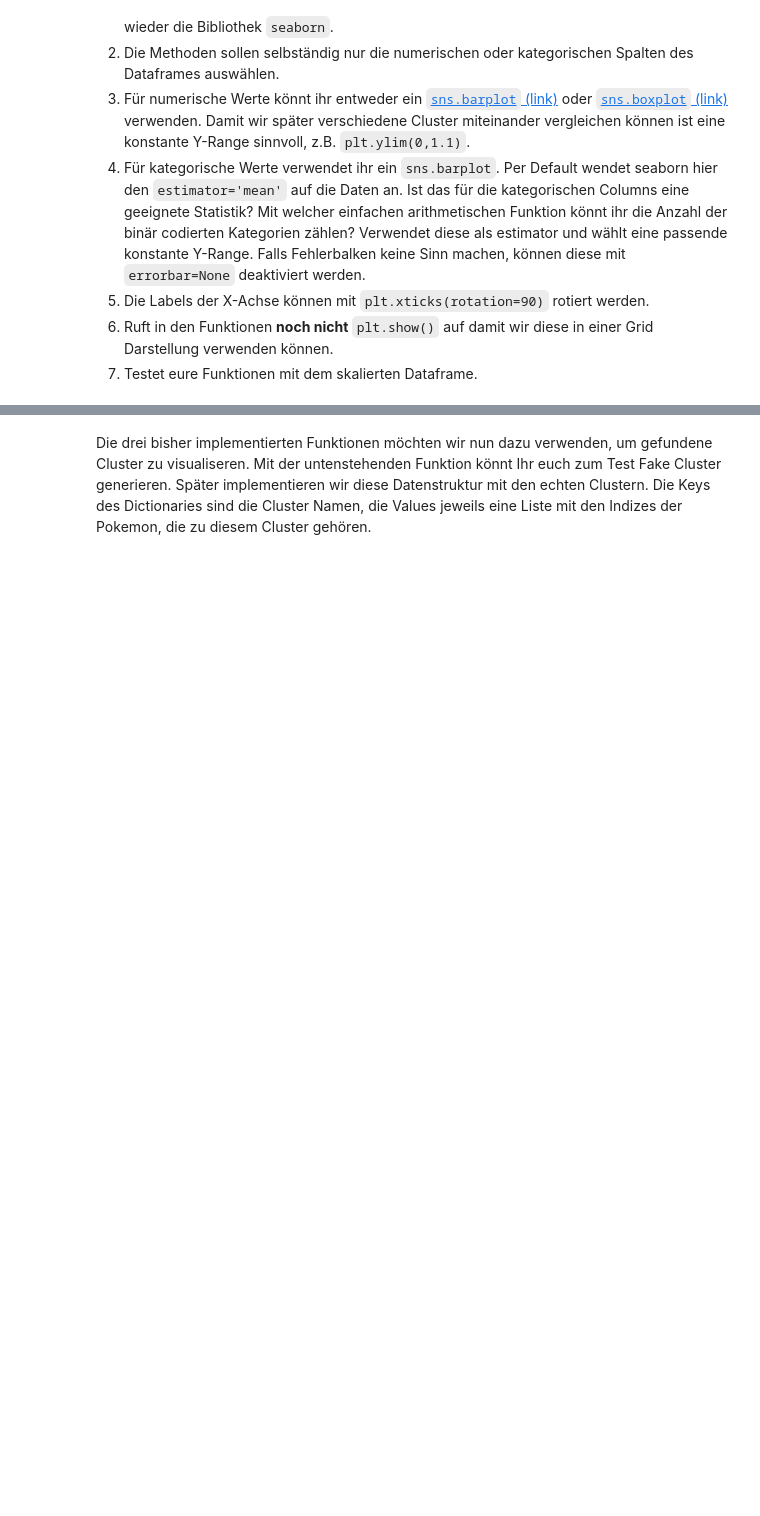
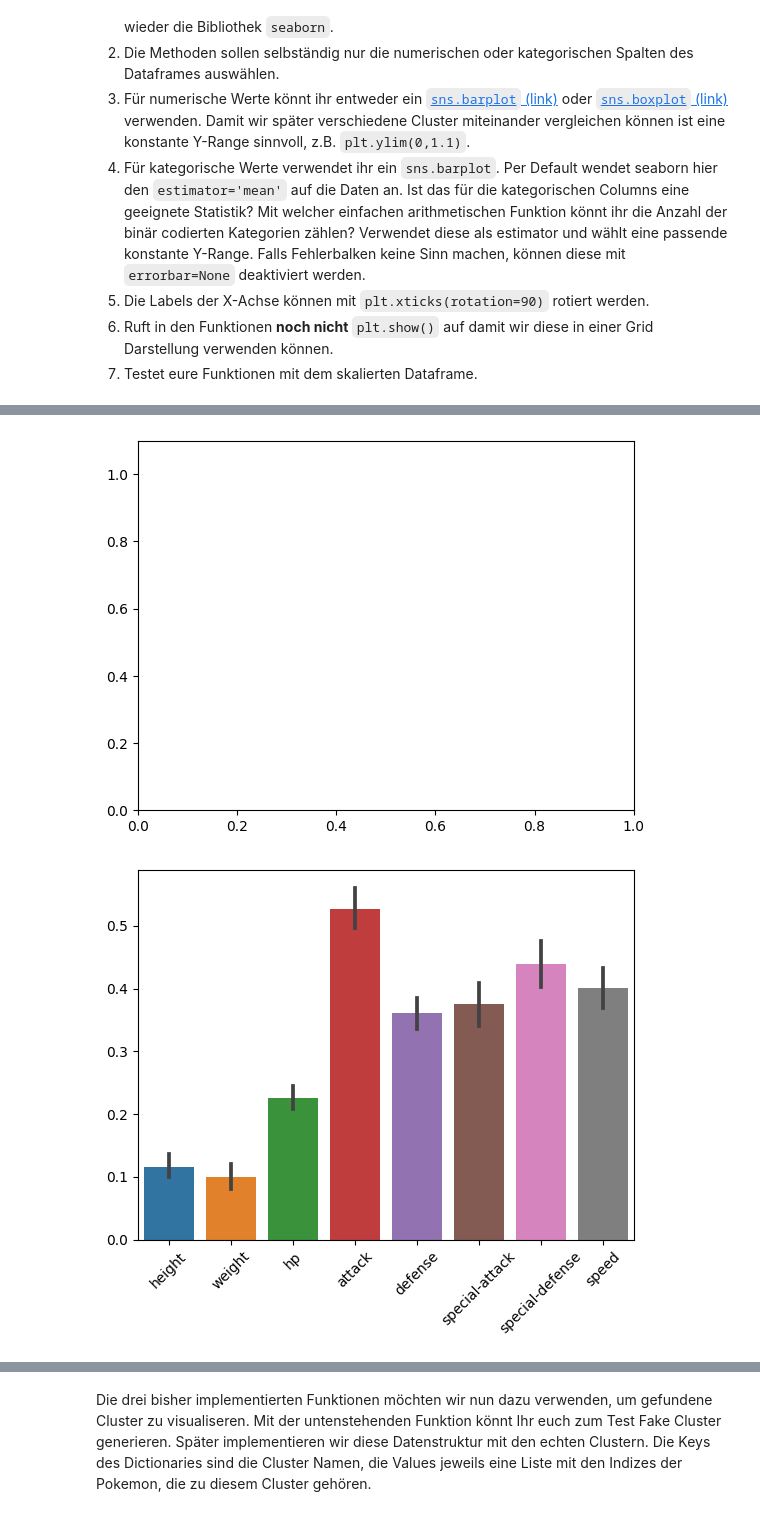
Before and after one commit to Branchverse/datamininglecture, a Jupyter notebook: 4_pokemon_clustering/VersuchPokemonClustering.ipynb, the cells around one changed output, grey strips where cells are left out. Saved outputs shown, nothing was run; the diff lists cells and outputs as text; code cells hidden in the pictures; blank space fills up the shorter version.

Commit message:
Bissle was aufgabe 6

```diff
--- a/4_pokemon_clustering/VersuchPokemonClustering.ipynb
+++ b/4_pokemon_clustering/VersuchPokemonClustering.ipynb
@@ -388,9 +388,10 @@ Eine Starke Korrelation ist bei special Attack zu special Defense zu erkennen, w
 Die Diagonale beschreibt TODO
 # %%
 #4
-columns_without_types = df.columns[:8]
+notype_columns = df.columns[:8]
+type_columns = df.columns[8:]
 import seaborn as sns
-sns.pairplot(df_scaled[columns_without_types])
+sns.pairplot(df_scaled[notype_columns])
 import matplotlib.pyplot as plt
 plt.show()
 # %% [output]
@@ -450,14 +471,25 @@ plot_images(img_list)
 # %%
 #1
+#2 TODO unabhaengig numerisch bissle woops needs to be fixed
+#3 #4 TODO #5 TODO #6 TODO #7 TODO
 import matplotlib.pyplot as plt
 import seaborn as sns
 
 # TODO: FRAGE: Habe ja keine Kategorischen spalten? Was soll ich hier machen?
-
+plt.ylim(0, 1.1)
+fig,ax = plt.subplots()
+ax.set_xticklabels(ax.get_xticklabels(), rotation=45)
 def plot_numerics(dataframe):
-    sns.pairplot(dataframe)
-    plt.show()
+    sns.barplot(data=dataframe[notype_columns]) # TODO: Dis vong oben, Dis not GOOD
 
 def plot_categories(dataframe):
-    sns.pairplot(dataframe, hue='type')
-    plt.show()
+    sns.barplot(data=dataframe[type_columns])
+
+
+plot_numerics(df_scaled)
+plt.show()
+plot_categories(df_scaled)
+plt.show() # TODO: wie zum fick mach ich die labels nicht ueberlappend!?
+# %% [output]
+[figure, added]
+[figure, added]
```
Also changed, not shown: parts of 2 cells of this notebook.
